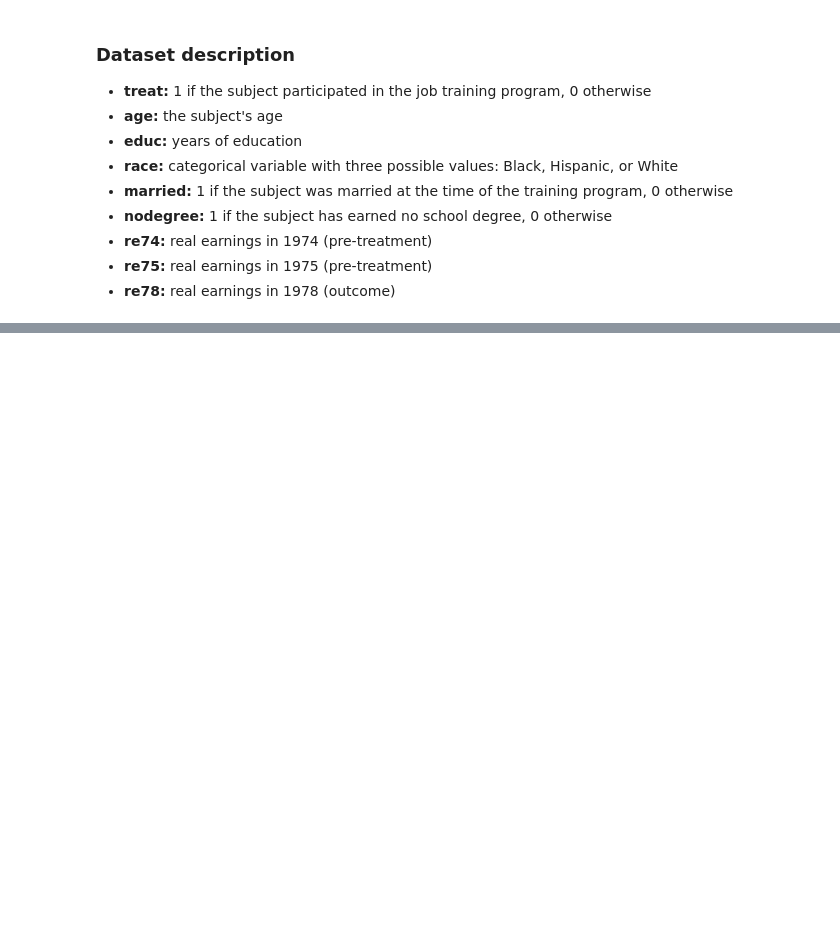
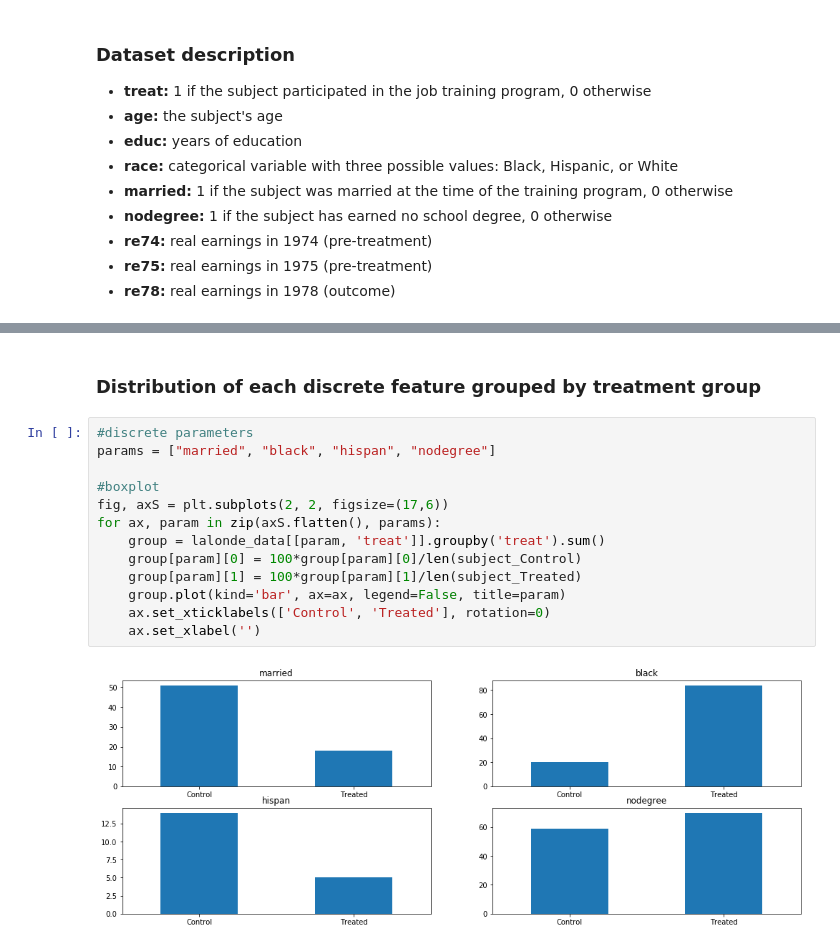
Before and after one commit to Roussaky/ada-EPFL, a Jupyter notebook: Homework4/Homework4.ipynb, the cells around one changed output, grey strips where cells are left out. Drawn from its saved outputs; the diff is of its cells as text; blank space fills up the shorter version.

```diff
--- a/Homework4/Homework4.ipynb
+++ b/Homework4/Homework4.ipynb
@@ -76,0 +106,17 @@ Subject_JTP
+# %% [markdown]
+### Distribution of each discrete feature grouped by treatment group
+# %%
+#discrete parameters
+params = ["married", "black", "hispan", "nodegree"]
+
+#boxplot
+fig, axS = plt.subplots(2, 2, figsize=(17,6))
+for ax, param in zip(axS.flatten(), params):
+    group = lalonde_data[[param, 'treat']].groupby('treat').sum()
+    group[param][0] = 100*group[param][0]/len(subject_Control)
+    group[param][1] = 100*group[param][1]/len(subject_Treated)
+    group.plot(kind='bar', ax=ax, legend=False, title=param)
+    ax.set_xticklabels(['Control', 'Treated'], rotation=0)
+    ax.set_xlabel('')
+# %% [output]
+[figure, added]
```
Also changed, not shown: parts of 16 cells of this notebook, 1 other file.
